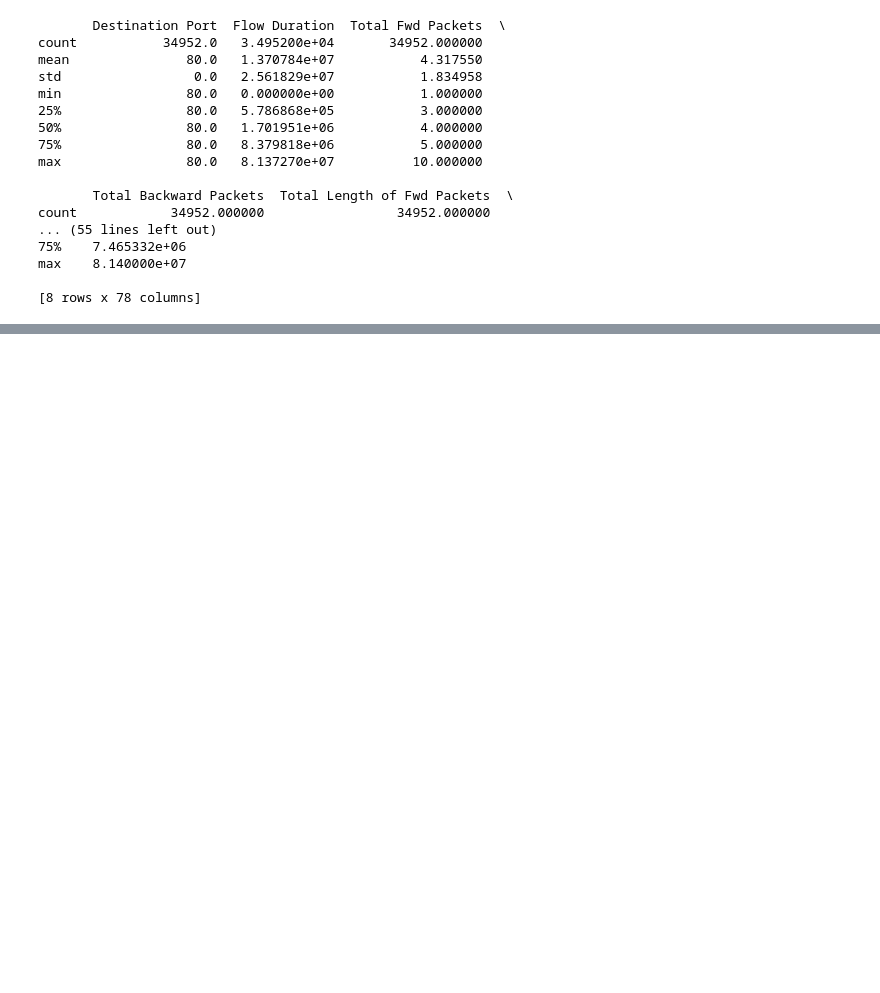
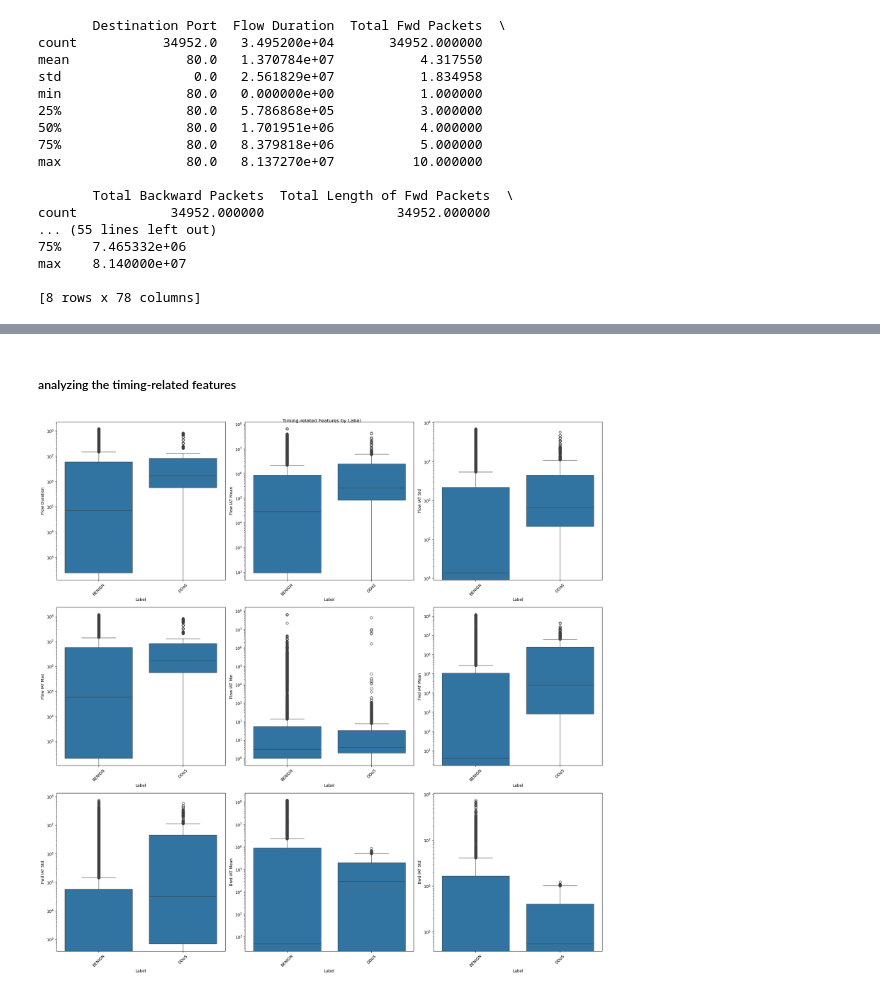
Before and after one commit to Eric-MK/nids_ddos, a Jupyter notebook: notebooks/data_preprocessing.ipynb, the cells around one changed output, grey strips where cells are left out. Drawn from its saved outputs; the diff is of its cells as text; code cells hidden in the pictures; blank space fills up the shorter version.

```diff
--- a/notebooks/data_preprocessing.ipynb
+++ b/notebooks/data_preprocessing.ipynb
@@ -155,0 +252,20 @@ hee
+# %% [markdown]
+#####  analyzing the timing-related features
+# %%
+# Analyze timing-related features
+timing_features = ['Flow Duration', 'Flow IAT Mean', 'Flow IAT Std', 'Flow IAT Max', 'Flow IAT Min',
+                   'Fwd IAT Mean', 'Fwd IAT Std', 'Bwd IAT Mean', 'Bwd IAT Std']
+
+# Create box plots for these features, grouped by Label
+fig, axes = plt.subplots(3, 3, figsize=(20, 20))
+fig.suptitle('Timing-related Features by Label')
+
+for i, feature in enumerate(timing_features):
+    sns.boxplot(x='Label', y=feature, data=data_nona, ax=axes[i//3, i%3])
+    axes[i//3, i%3].set_xticklabels(axes[i//3, i%3].get_xticklabels(), rotation=45)
+    axes[i//3, i%3].set_yscale('log')  # Using log scale for better visualization
+
+plt.tight_layout()
+plt.show()
+# %% [output]
+[figure, added]
```
Also changed, not shown: parts of 20 cells of this notebook.
